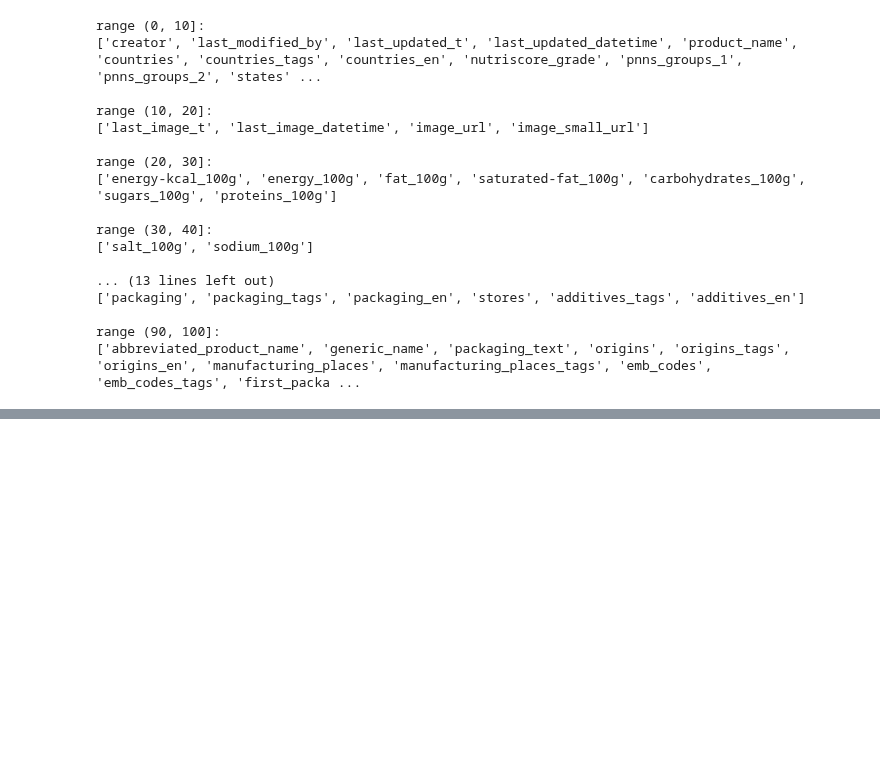
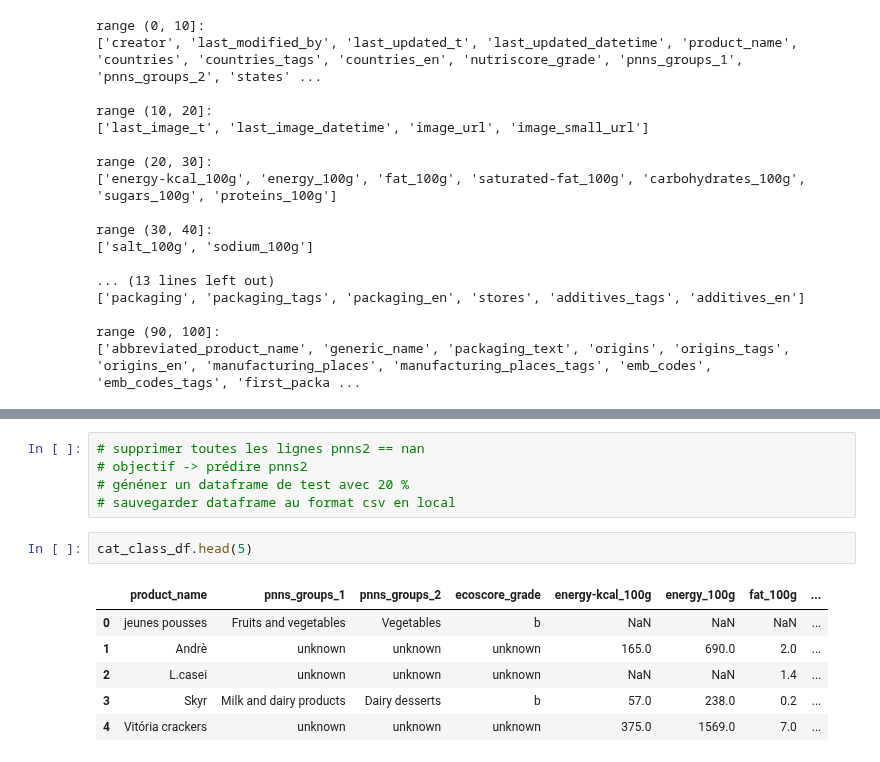
Before and after one commit to CarolusIntelligence/green_ia, a Jupyter notebook: cch/pre_processing_v0.1.ipynb, the cells around one changed output, grey strips where cells are left out. Drawn from its saved outputs; the diff is of its cells as text; blank space fills up the shorter version.

```diff
--- a/cch/pre_processing_v0.1.ipynb
+++ b/cch/pre_processing_v0.1.ipynb
@@ -129,0 +141,14 @@ range (90, 100]:
+# %%
+# supprimer toutes les lignes pnns2 == nan
+# objectif -> prédire pnns2
+# généner un dataframe de test avec 20 %
+# sauvegarder dataframe au format csv en local
+# %%
+cat_class_df.head(5)
+# %% [output]
+|  | product_name | pnns_groups_1 | pnns_groups_2 | ecoscore_grade | energy-kcal_100g | energy_100g | fat_100g | ... |
+| 0 | jeunes pousses | Fruits and vegetables | Vegetables | b | NaN | NaN | NaN | ... |
+| 1 | Andrè | unknown | unknown | unknown | 165.0 | 690.0 | 2.0 | ... |
+| 2 | L.casei | unknown | unknown | unknown | NaN | NaN | 1.4 | ... |
+| 3 | Skyr | Milk and dairy products | Dairy desserts | b | 57.0 | 238.0 | 0.2 | ... |
+| 4 | Vitória crackers | unknown | unknown | unknown | 375.0 | 1569.0 | 7.0 | ... |
```
Also changed, not shown: parts of 7 cells of this notebook.
